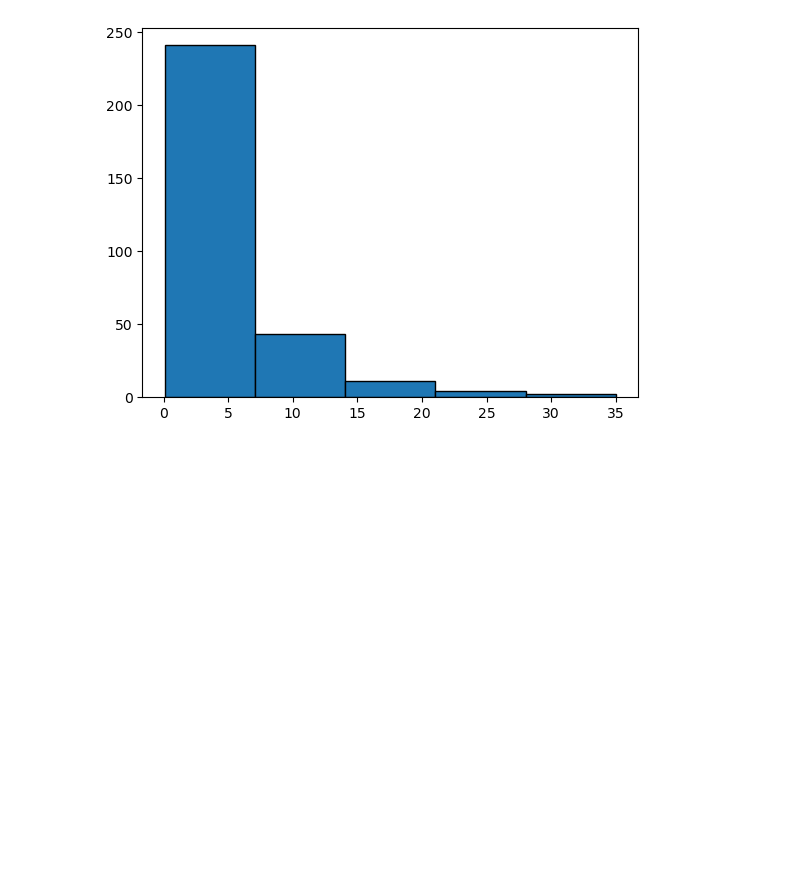
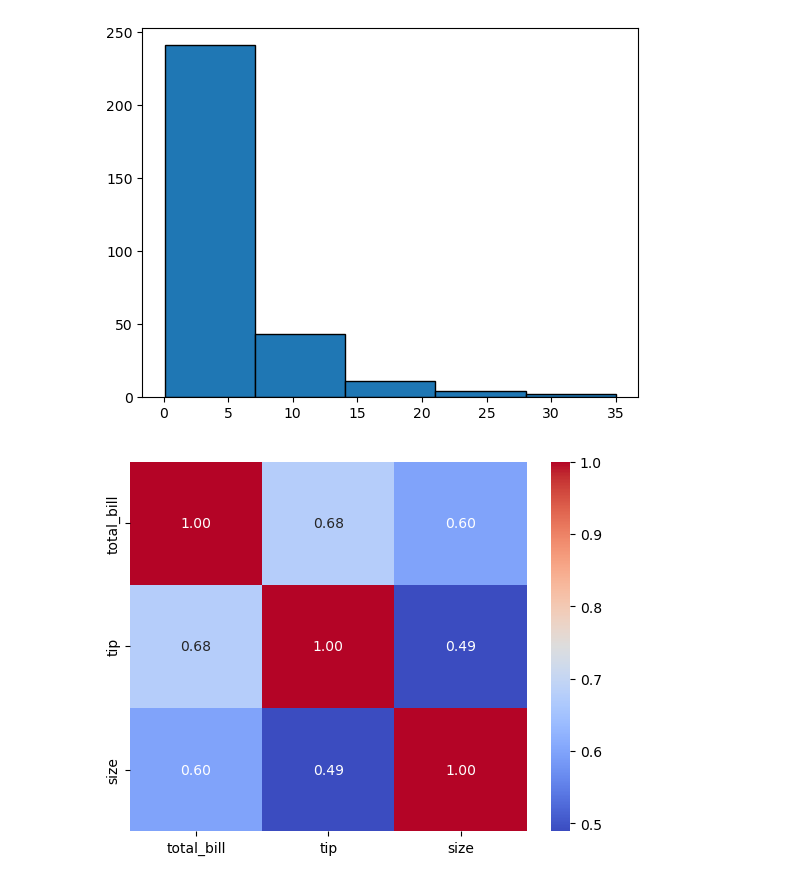
Before and after one commit to RoktimTaye/TIHAN-HYDRABAD-CLASSES, a Jupyter notebook: MODULE 1/MyPrac2.ipynb, the cells around one changed output. Cells and saved outputs as stored; diff of their text form; code cells hidden in the pictures; blank space fills up the shorter version.

```diff
--- a/MODULE 1/MyPrac2.ipynb
+++ b/MODULE 1/MyPrac2.ipynb
@@ -109,3 +109,10 @@ plt.hist(MyDf['Selling_Price'],bins=5,edgecolor='black')
 plt.show()
 # %% [output]
 [figure]
+# %%
+MyDf2 = sns.load_dataset('tips')
+CorrMatrix = MyDf2.corr(numeric_only=True)
+sns.heatmap(CorrMatrix,annot=True,cmap='coolwarm',fmt='.2f')
+plt.show()
+# %% [output]
+[figure, added]
```
Also changed, not shown: parts of 4 cells of this notebook.
